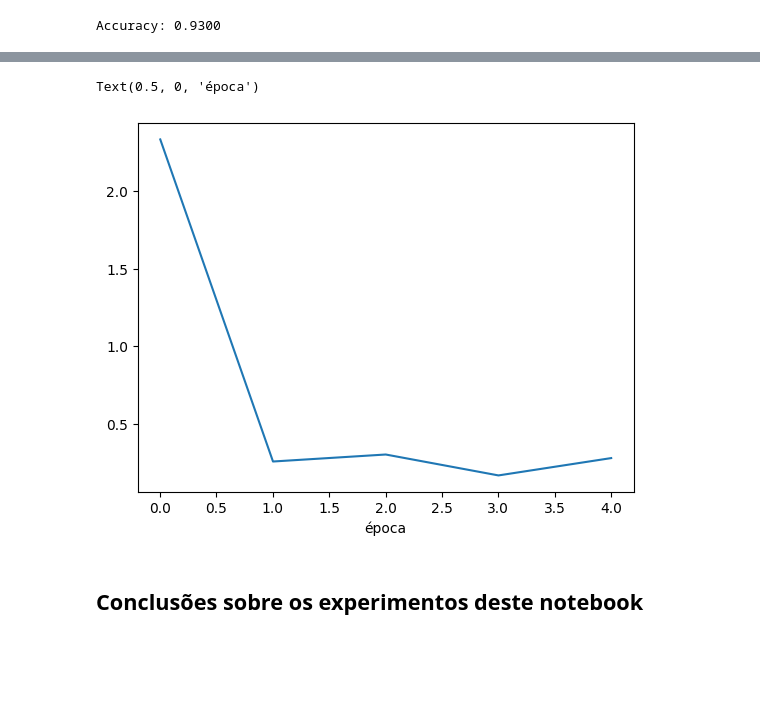
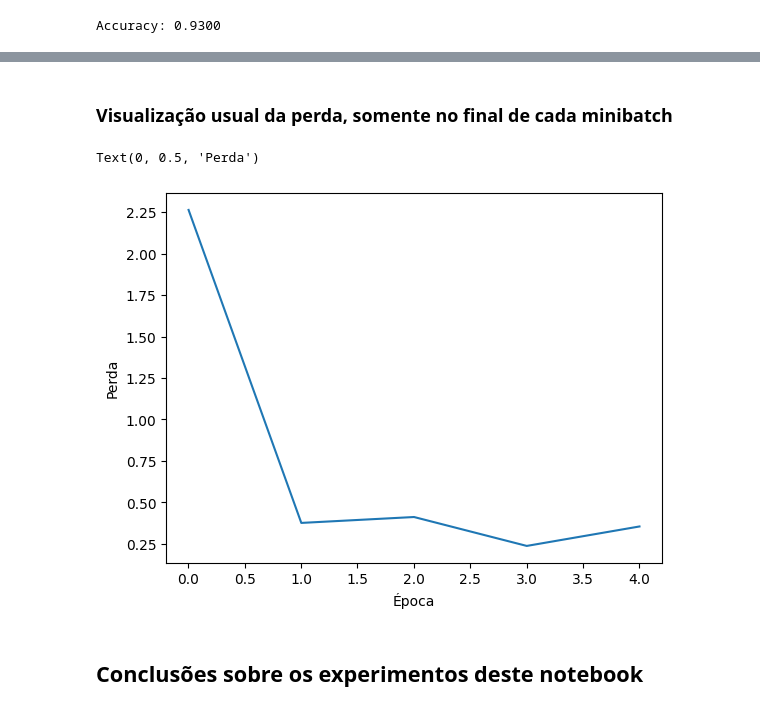
Before and after one commit to Fornelos/RNA-e-Deep-Learning---CESAR-School-2025.01, a Jupyter notebook: Atividade Aula 3.4/TFA_3_4_LogisticRegressionMNIST_SGD.ipynb, the cells around one changed output, grey strips where cells are left out. Cells and saved outputs as stored; diff of their text form; code cells hidden in the pictures; blank space fills up the shorter version.

```diff
--- a/Atividade Aula 3.4/TFA_3_4_LogisticRegressionMNIST_SGD.ipynb
+++ b/Atividade Aula 3.4/TFA_3_4_LogisticRegressionMNIST_SGD.ipynb
@@ -199,8 +199,13 @@ optimizer = torch.optim.SGD(model2.parameters(), lr=learningRate)
 # %%
 epochs = []
 losses = []
-losses_epoch = []
+acc_batch = []
+acc_epoch = []
+loss_epoch = []
+loss_batch = []
+best_acc_epoch = 0
 best_loss_epoch = 100
+
 
 total_trained_samples = 0
 for i in range(n_epochs):
@@ -218,21 +223,21 @@ for i in range(n_epochs):
         loss.backward()
         optimizer.step()
 
+        loss_batch.append(loss.data)
+        _, predicts = torch.max(outputs, 1)
 
+
+        y_pred = predicts.data
+        accuracy = (y_pred.numpy() == y_train.numpy()).mean()
+        acc_batch.append(accuracy)
+        best_acc_epoch = max(best_acc_epoch, accuracy)
+        best_loss_epoch = min(best_loss_epoch, loss.data)
         total_trained_samples += x_train.size(0)
         epochs.append(total_trained_samples / total_samples)
         losses.append(loss.data)
-        if loss.data < best_loss_epoch:
-           best_loss_epoch = loss.data
-    losses_epoch.append(best_loss_epoch)
+    loss_epoch.append(best_loss_epoch)
+    acc_epoch.append(best_acc_epoch)
     print('Época[{}/{}],  batch: {}'.format(i+1, n_epochs, k+1))
-
-# --- CÁLCULO DA ACURÁCIA ADICIONAL ---
-_, predicts = torch.max(outputs, 1)
-y_pred = predicts.data
-accuracy = (y_pred.numpy() == y_train.numpy()).mean()
-print(f"Accuracy: {accuracy:.4f}")
-# --- Fim do Cálculo da Acurácia ---
 # %% [output]
 Época[1/5],  batch: 600
 Época[2/5],  batch: 600
@@ -272,8 +265,11 @@ Matriz de confusão:
+# %% [markdown]
+### Visualização usual da perda, somente no final de cada minibatch
 # %%
 plt.plot(epochs[:5 * n_batches_train +1:n_batches_train], losses[:5 * n_batches_train+1:n_batches_train])
-plt.xlabel('época')
+plt.xlabel('Época')
+plt.ylabel('Perda')
 # %% [output]
-Text(0.5, 0, 'época')
+Text(0, 0.5, 'Perda')
-[figure, old version]
+[figure, new version]
 # %% [markdown]
 ## Conclusões sobre os experimentos deste notebook
```
Also changed, not shown: parts of 9 cells of this notebook.
